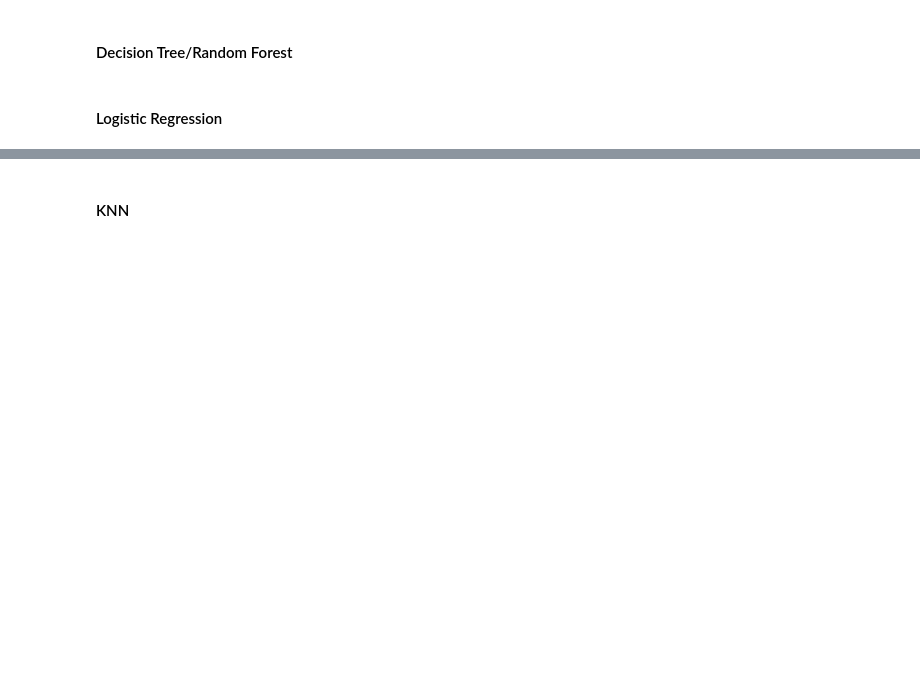
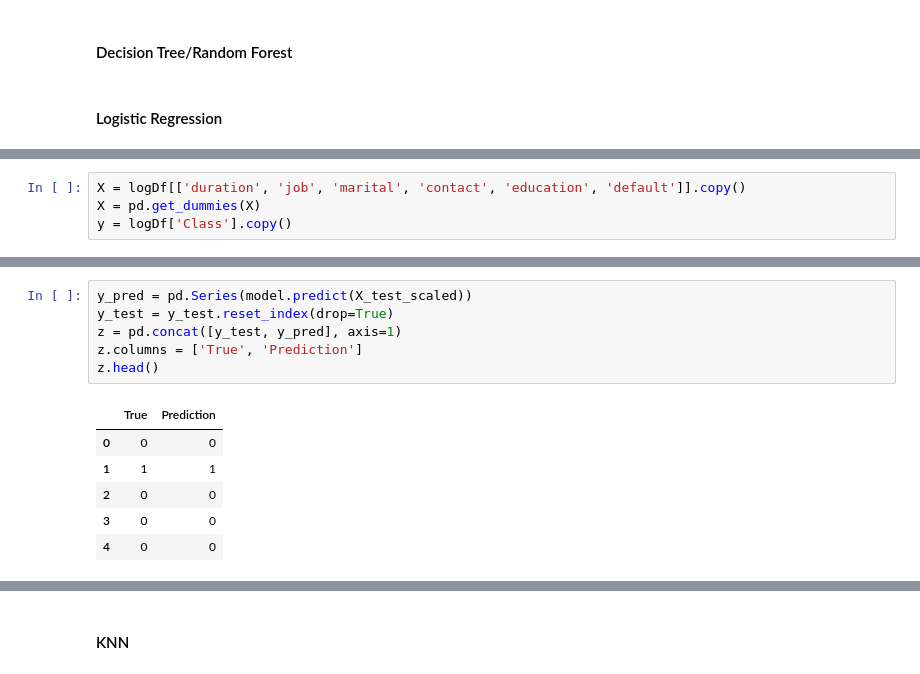
Before and after one commit to Team5UD/bank-marketing, a Jupyter notebook: Group5EDACode.ipynb, the cells around one changed output, grey strips where cells are left out. Cells and saved outputs as stored; diff of their text form; blank space fills up the shorter version.

```diff
--- a/Group5EDACode.ipynb
+++ b/Group5EDACode.ipynb
@@ -588,0 +640,4 @@ grid_search_dt.best_score_'''
+# %%
+X = logDf[['duration', 'job', 'marital', 'contact', 'education', 'default']].copy()
+X = pd.get_dummies(X)
+y = logDf['Class'].copy()
@@ -588,0 +661,13 @@ grid_search_dt.best_score_'''
+# %%
+y_pred = pd.Series(model.predict(X_test_scaled))
+y_test = y_test.reset_index(drop=True)
+z = pd.concat([y_test, y_pred], axis=1)
+z.columns = ['True', 'Prediction']
+z.head()
+# %% [output]
+|  | True | Prediction |
+| 0 | 0 | 0 |
+| 1 | 1 | 1 |
+| 2 | 0 | 0 |
+| 3 | 0 | 0 |
+| 4 | 0 | 0 |
```
Also changed, not shown: parts of 25 cells of this notebook.
